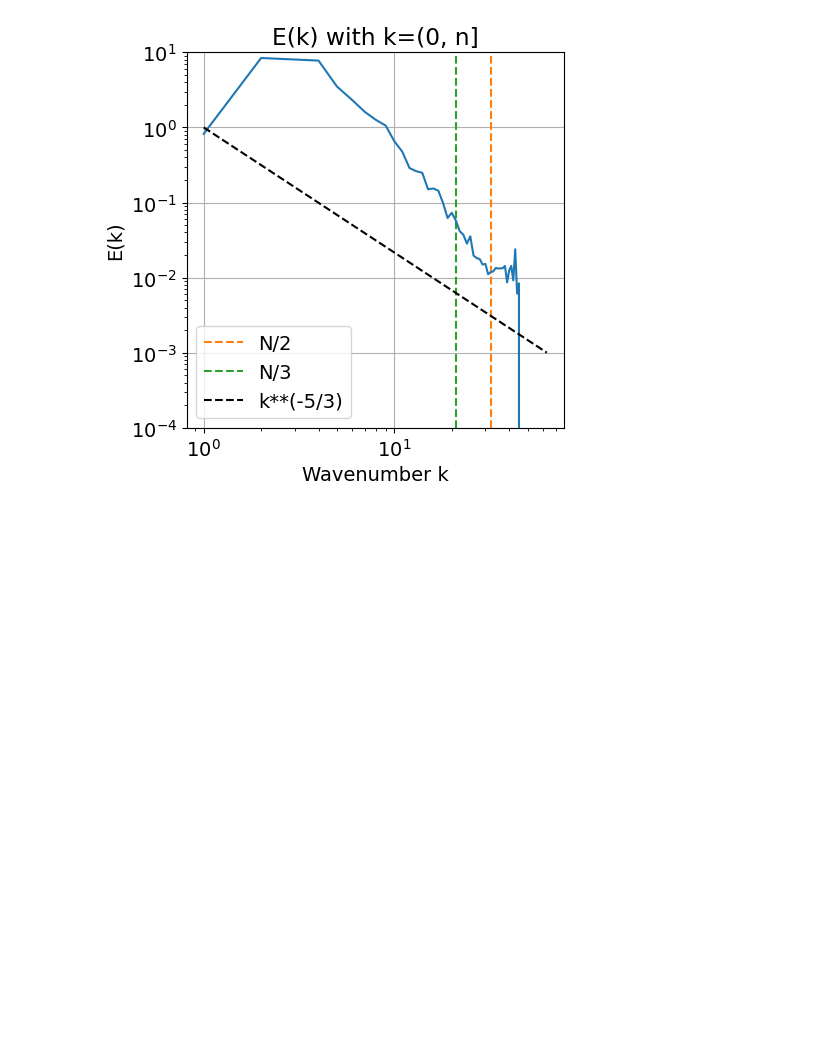
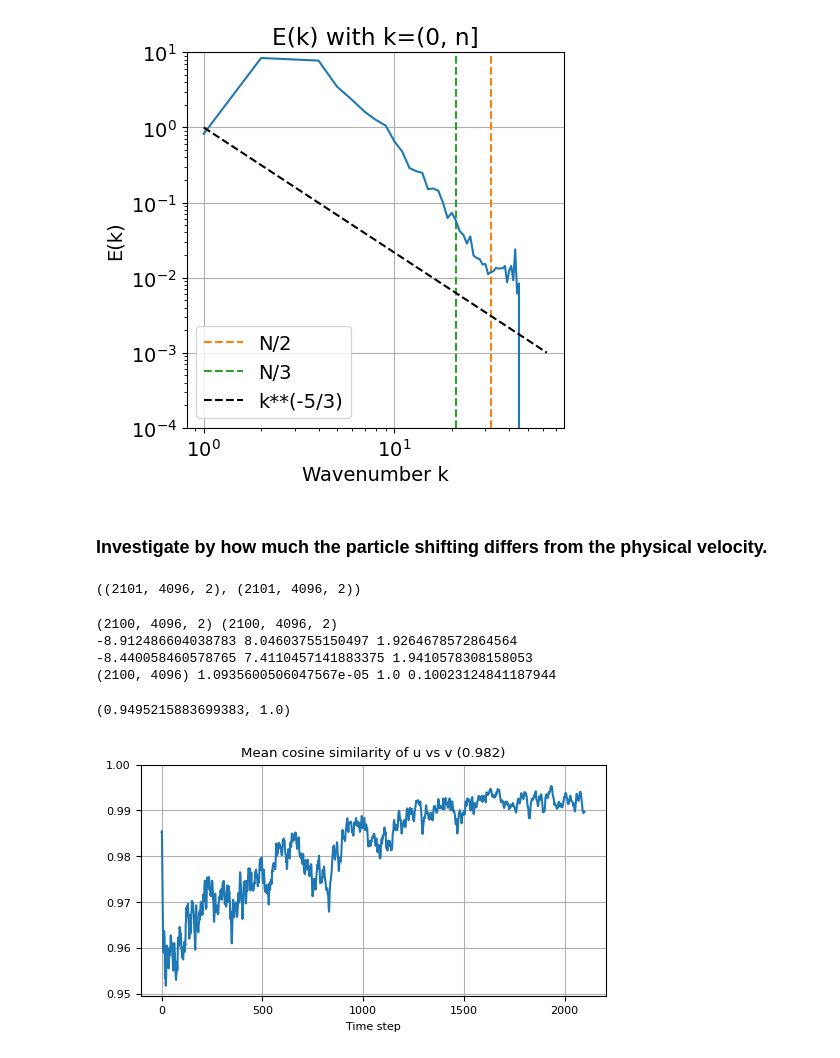
Before and after one commit to tumaer/ql-les-data, a Jupyter notebook: notebooks/trajs.ipynb, the cells around one changed output. Saved outputs shown, nothing was run; the diff lists cells and outputs as text; code cells hidden in the pictures; blank space fills up the shorter version.

Commit message:
final Kolm2d scripts

```diff
--- a/notebooks/trajs.ipynb
+++ b/notebooks/trajs.ipynb
@@ -23,6 +23,8 @@ from l3es.utils import energy_spectrum
 from l3es.visualize import plot_e_k, plot_views
 
 config.update("jax_enable_x64", True)
+
+plt.rcParams.update({"font.size": 8})
 # %% [markdown]
 ## 1. Start particle evolution from JAX-SPH relaxed trajectories
 
@@ -223,3 +239,60 @@ plot_e_k(u_grid, 0, dim=dim)
 # %% [output]
 (4096, 2) (4096, 2)
 [figure]
+# %% [markdown]
+### Investigate by how much the particle shifting differs from the physical velocity.
+# %%
+data_root = "../dataset_kolm/raw/2D_KOLM_4096_20kevery10/traj_0/com"
+files = os.listdir(data_root)
+files.sort()
+
+positions, us = [], []
+for file in files:
+    state = read_h5(os.path.join(data_root, file), "numpy")
+    positions.append(state["r"])
+    us.append(state["u"])
+
+positions_full = np.array(positions)
+us_full = np.array(us)
+# %%
+positions_full.shape, us_full.shape
+# %% [output]
+((2101, 4096, 2), (2101, 4096, 2))
+# %%
+from jax_sph.jax_md import space
+from jax import vmap
+
+displacement_fn, _ = space.periodic(side=2 * np.pi * np.ones(2))
+displacement_fn_sets = vmap(vmap(displacement_fn, in_axes=(0, 0)))
+
+dt = 0.005
+vs = displacement_fn_sets(positions_full[1:], positions_full[:-1])
+vs /= dt  # dt*write_every
+us = us_full[:-1]
+
+print(vs.shape, us.shape)
+print(vs.min(), vs.max(), vs.std())
+print(us.min(), us.max(), us.std())
+
+# compute the cosine similarity between u and v
+# both us and vs are of shape (time steps, num particles, dim)
+def comp_cosine(u, v):
+    return jnp.dot(u, v) / (jnp.linalg.norm(u) * jnp.linalg.norm(v))
+
+cosine = vmap(vmap(comp_cosine))(us, vs)
+print(cosine.shape, abs(cosine).min(), cosine.max(), cosine.std())
+# %% [output]
+(2100, 4096, 2) (2100, 4096, 2)
+-8.912486604038783 8.04603755150497 1.9264678572864564
+-8.440058460578765 7.4110457141883375 1.9410578308158053
+(2100, 4096) 1.0935600506047567e-05 1.0 0.10023124841187944
+# %%
+plt.figure(figsize=(6,3))
+plt.plot(cosine.mean(axis=1))
+plt.title(f"Mean cosine similarity of u vs v ({cosine.mean():.3f})")
+plt.grid()
+plt.xlabel("Time step")
+plt.ylim(None, 1)
+# %% [output]
+(0.9495215883699383, 1.0)
+[figure, added]
```
Also changed, not shown: parts of 6 cells of this notebook, 5 other files.
